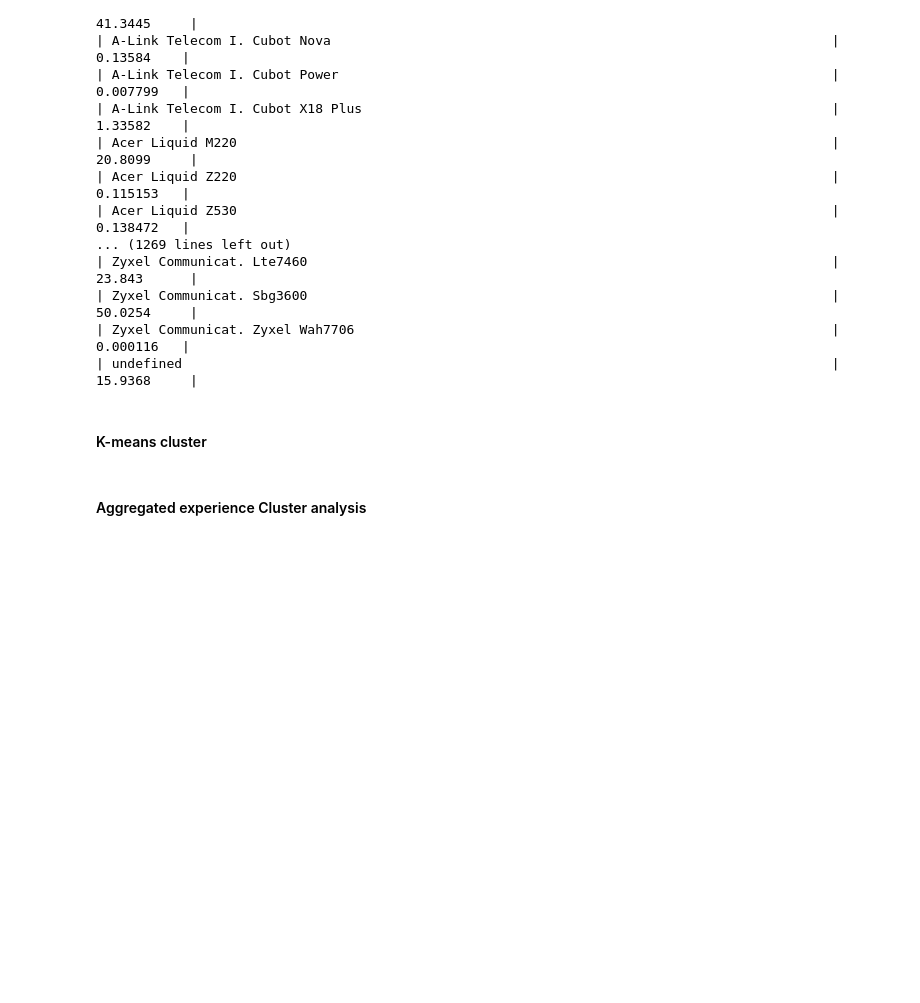
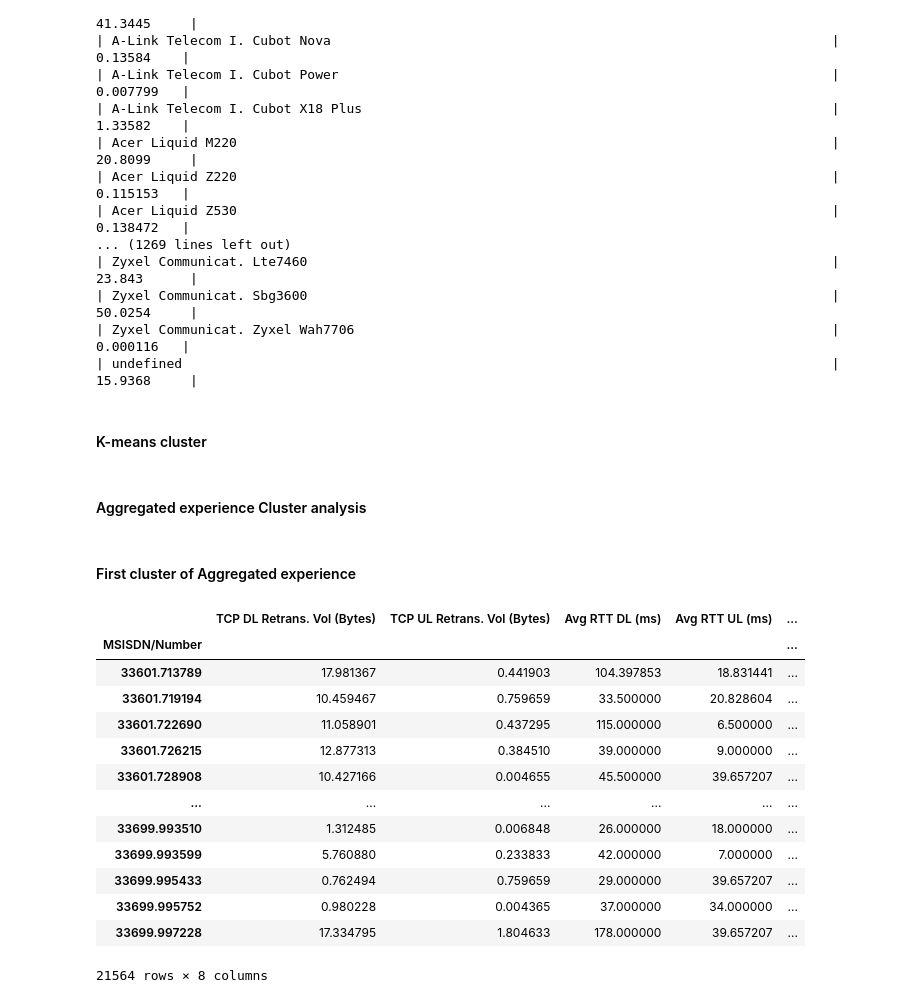
Before and after one commit to Ofgeha-Gelana/telco-profitability-study, a Jupyter notebook: notebooks/experience_analytics.ipynb, the cells around one changed output. Drawn from its saved outputs; the diff is of its cells as text; code cells hidden in the pictures; blank space fills up the shorter version.

Commit message:
user experience analysis

```diff
--- a/notebooks/experience_analytics.ipynb
+++ b/notebooks/experience_analytics.ipynb
@@ -162,3 +162,26 @@ Average TCP Retransmission Count per Handset Type:
 #### K-means cluster
 # %% [markdown]
 #### Aggregated experience Cluster analysis
+# %%
+cluster_1 = aggregated_average_experience_analysis[aggregated_average_experience_analysis['clusters'] == 0]
+cluster_2 = aggregated_average_experience_analysis[aggregated_average_experience_analysis['clusters'] == 1]
+cluster_3 = aggregated_average_experience_analysis[aggregated_average_experience_analysis['clusters'] == 2]
+# %% [markdown]
+#### First cluster of Aggregated experience
+# %%
+cluster_1.head(cluster_1.size)
+# %% [output]
+|  | TCP DL Retrans. Vol (Bytes) | TCP UL Retrans. Vol (Bytes) | Avg RTT DL (ms) | Avg RTT UL (ms) | ... |
+| MSISDN/Number |  |  |  |  | ... |
+| 33601.713789 | 17.981367 | 0.441903 | 104.397853 | 18.831441 | ... |
+| 33601.719194 | 10.459467 | 0.759659 | 33.500000 | 20.828604 | ... |
+| 33601.722690 | 11.058901 | 0.437295 | 115.000000 | 6.500000 | ... |
+| 33601.726215 | 12.877313 | 0.384510 | 39.000000 | 9.000000 | ... |
+| 33601.728908 | 10.427166 | 0.004655 | 45.500000 | 39.657207 | ... |
+| ... | ... | ... | ... | ... | ... |
+| 33699.993510 | 1.312485 | 0.006848 | 26.000000 | 18.000000 | ... |
+| 33699.993599 | 5.760880 | 0.233833 | 42.000000 | 7.000000 | ... |
+| 33699.995433 | 0.762494 | 0.759659 | 29.000000 | 39.657207 | ... |
+| 33699.995752 | 0.980228 | 0.004365 | 37.000000 | 34.000000 | ... |
+| 33699.997228 | 17.334795 | 1.804633 | 178.000000 | 39.657207 | ... |
+21564 rows × 8 columns
```
Also changed, not shown: parts of 4 cells of this notebook.
